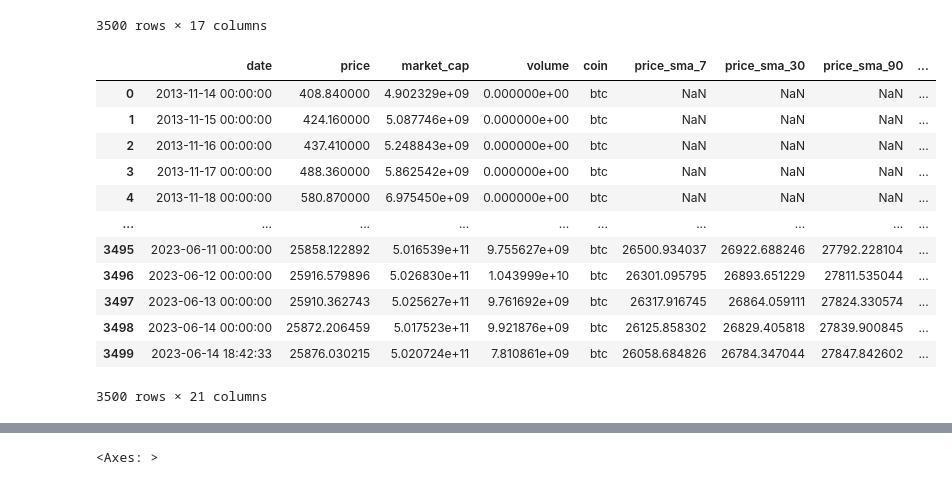
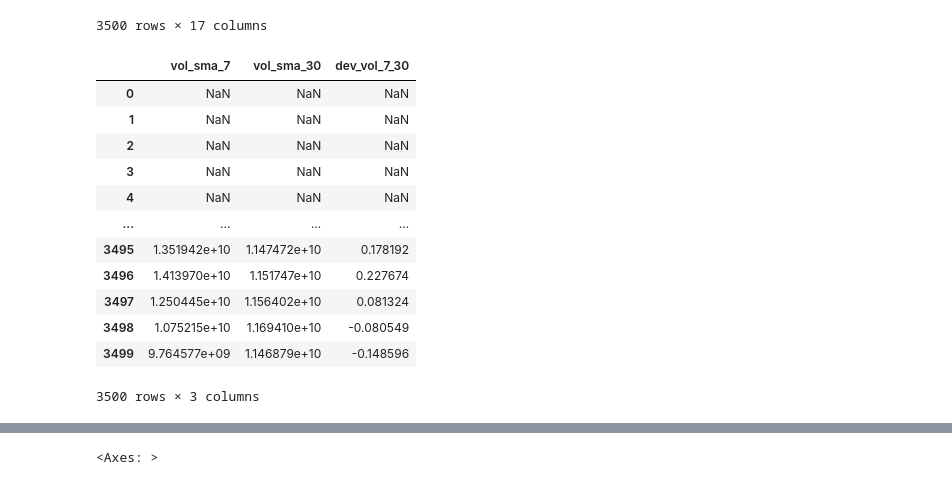
Before and after one commit to abhishek4563/crypto-trading-app, a Jupyter notebook: GetCryptoPrices.ipynb, the cells around one changed output, grey strips where cells are left out. Drawn from its saved outputs; the diff is of its cells as text; code cells hidden in the pictures.

```diff
--- a/GetCryptoPrices.ipynb
+++ b/GetCryptoPrices.ipynb
@@ -482,22 +483,26 @@ btc_historical_prices['dev_vol_sma_90'] = perc_diff(btc_historical_prices['volum
                                                      btc_historical_prices['vol_sma_90'])
 btc_historical_prices['dev_vol_sma_180'] = perc_diff(btc_historical_prices['volume'],
                                                      btc_historical_prices['vol_sma_180'])
+# %%
+# adding deviation between 7 and 30 day volume as that seems highly predtictive of price
+btc_historical_prices['dev_vol_7_30'] = perc_diff(btc_historical_prices['vol_sma_7'],
+                                                     btc_historical_prices['vol_sma_30'])
 # %%
-btc_historical_prices
+btc_historical_prices[['vol_sma_7','vol_sma_30','dev_vol_7_30']]
 # %% [output]
-|  | date | price | market_cap | volume | coin | price_sma_7 | price_sma_30 | price_sma_90 | ... |
-| 0 | 2013-11-14 00:00:00 | 408.840000 | 4.902329e+09 | 0.000000e+00 | btc | NaN | NaN | NaN | ... |
-| 1 | 2013-11-15 00:00:00 | 424.160000 | 5.087746e+09 | 0.000000e+00 | btc | NaN | NaN | NaN | ... |
-| 2 | 2013-11-16 00:00:00 | 437.410000 | 5.248843e+09 | 0.000000e+00 | btc | NaN | NaN | NaN | ... |
-| 3 | 2013-11-17 00:00:00 | 488.360000 | 5.862542e+09 | 0.000000e+00 | btc | NaN | NaN | NaN | ... |
-| 4 | 2013-11-18 00:00:00 | 580.870000 | 6.975450e+09 | 0.000000e+00 | btc | NaN | NaN | NaN | ... |
-| ... | ... | ... | ... | ... | ... | ... | ... | ... | ... |
-| 3495 | 2023-06-11 00:00:00 | 25858.122892 | 5.016539e+11 | 9.755627e+09 | btc | 26500.934037 | 26922.688246 | 27792.228104 | ... |
-| 3496 | 2023-06-12 00:00:00 | 25916.579896 | 5.026830e+11 | 1.043999e+10 | btc | 26301.095795 | 26893.651229 | 27811.535044 | ... |
-| 3497 | 2023-06-13 00:00:00 | 25910.362743 | 5.025627e+11 | 9.761692e+09 | btc | 26317.916745 | 26864.059111 | 27824.330574 | ... |
-| 3498 | 2023-06-14 00:00:00 | 25872.206459 | 5.017523e+11 | 9.921876e+09 | btc | 26125.858302 | 26829.405818 | 27839.900845 | ... |
-| 3499 | 2023-06-14 18:42:33 | 25876.030215 | 5.020724e+11 | 7.810861e+09 | btc | 26058.684826 | 26784.347044 | 27847.842602 | ... |
+|  | vol_sma_7 | vol_sma_30 | dev_vol_7_30 |
+| 0 | NaN | NaN | NaN |
+| 1 | NaN | NaN | NaN |
+| 2 | NaN | NaN | NaN |
+| 3 | NaN | NaN | NaN |
+| 4 | NaN | NaN | NaN |
+| ... | ... | ... | ... |
+| 3495 | 1.351942e+10 | 1.147472e+10 | 0.178192 |
+| 3496 | 1.413970e+10 | 1.151747e+10 | 0.227674 |
+| 3497 | 1.250445e+10 | 1.156402e+10 | 0.081324 |
+| 3498 | 1.075215e+10 | 1.169410e+10 | -0.080549 |
+| 3499 | 9.764577e+09 | 1.146879e+10 | -0.148596 |
-3500 rows × 21 columns
+3500 rows × 3 columns
 # %%
 # had used this for testing if the above worked properly or not!
 #btc_historical_prices[['date','price','volume','vol_sma_7','dev_vol_sma_7']].tail(30)
```
Also changed, not shown: parts of 62 cells of this notebook.
